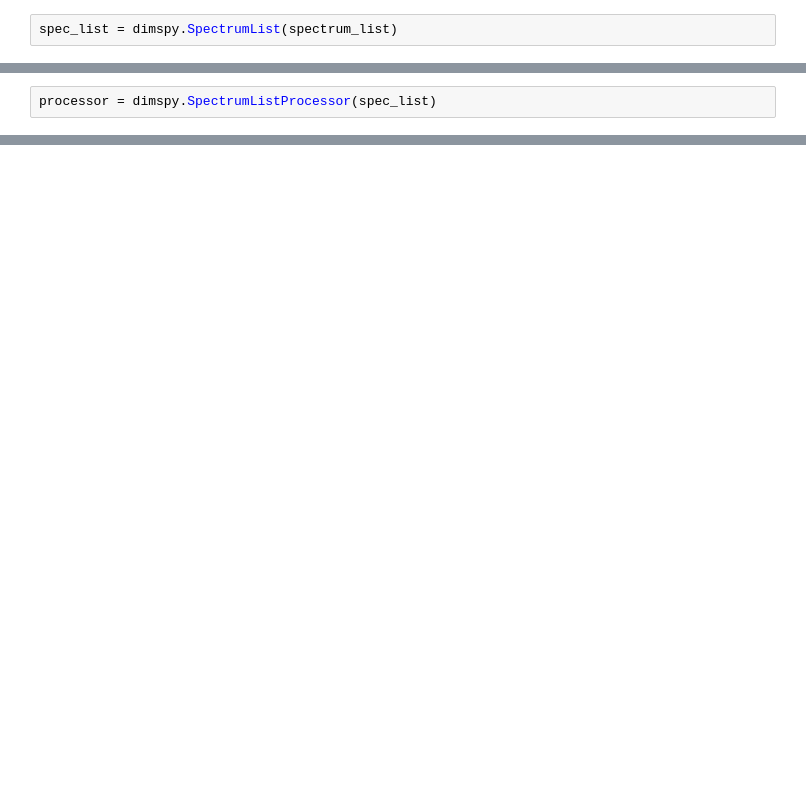
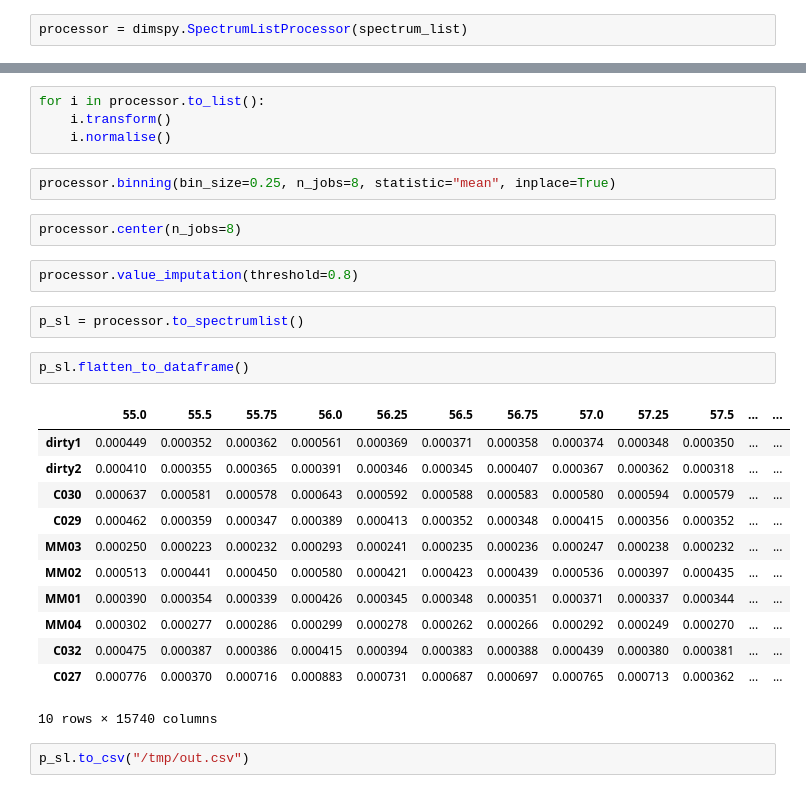
Before and after one commit to AberystwythSystemsBiology/DIMEpy, a Jupyter notebook: Testing script.ipynb, the cells around one changed output, grey strips where cells are left out. Saved outputs shown, nothing was run; the diff lists cells and outputs as text; blank space fills up the shorter version.

```diff
--- a/Testing script.ipynb
+++ b/Testing script.ipynb
@@ -18,2 +52,2 @@ for spectrum in spectrum_list:
 # %%
-spec_list = dimspy.SpectrumList(spectrum_list)
+processor = dimspy.SpectrumListProcessor(spectrum_list)
@@ -24,3 +54 @@ print spec_list
-# %%
-processor = dimspy.SpectrumListProcessor(spec_list)
 # %%
@@ -41,0 +73,29 @@ Ctrl02
+# %%
+for i in processor.to_list():
+    i.transform()
+    i.normalise()
+# %%
+processor.binning(bin_size=0.25, n_jobs=8, statistic="mean", inplace=True)
+# %%
+processor.center(n_jobs=8)
+# %%
+processor.value_imputation(threshold=0.8)
+# %%
+p_sl = processor.to_spectrumlist()
+# %%
+p_sl.flatten_to_dataframe()
+# %% [output]
+|  | 55.0 | 55.5 | 55.75 | 56.0 | 56.25 | 56.5 | 56.75 | 57.0 | 57.25 | 57.5 | ... | ... |
+| dirty1 | 0.000449 | 0.000352 | 0.000362 | 0.000561 | 0.000369 | 0.000371 | 0.000358 | 0.000374 | 0.000348 | 0.000350 | ... | ... |
+| dirty2 | 0.000410 | 0.000355 | 0.000365 | 0.000391 | 0.000346 | 0.000345 | 0.000407 | 0.000367 | 0.000362 | 0.000318 | ... | ... |
+| C030 | 0.000637 | 0.000581 | 0.000578 | 0.000643 | 0.000592 | 0.000588 | 0.000583 | 0.000580 | 0.000594 | 0.000579 | ... | ... |
+| C029 | 0.000462 | 0.000359 | 0.000347 | 0.000389 | 0.000413 | 0.000352 | 0.000348 | 0.000415 | 0.000356 | 0.000352 | ... | ... |
+| MM03 | 0.000250 | 0.000223 | 0.000232 | 0.000293 | 0.000241 | 0.000235 | 0.000236 | 0.000247 | 0.000238 | 0.000232 | ... | ... |
+| MM02 | 0.000513 | 0.000441 | 0.000450 | 0.000580 | 0.000421 | 0.000423 | 0.000439 | 0.000536 | 0.000397 | 0.000435 | ... | ... |
+| MM01 | 0.000390 | 0.000354 | 0.000339 | 0.000426 | 0.000345 | 0.000348 | 0.000351 | 0.000371 | 0.000337 | 0.000344 | ... | ... |
+| MM04 | 0.000302 | 0.000277 | 0.000286 | 0.000299 | 0.000278 | 0.000262 | 0.000266 | 0.000292 | 0.000249 | 0.000270 | ... | ... |
+| C032 | 0.000475 | 0.000387 | 0.000386 | 0.000415 | 0.000394 | 0.000383 | 0.000388 | 0.000439 | 0.000380 | 0.000381 | ... | ... |
+| C027 | 0.000776 | 0.000370 | 0.000716 | 0.000883 | 0.000731 | 0.000687 | 0.000697 | 0.000765 | 0.000713 | 0.000362 | ... | ... |
+10 rows × 15740 columns
+# %%
+p_sl.to_csv("/tmp/out.csv")
```
Also changed, not shown: parts of 10 cells of this notebook, 3 other files.
